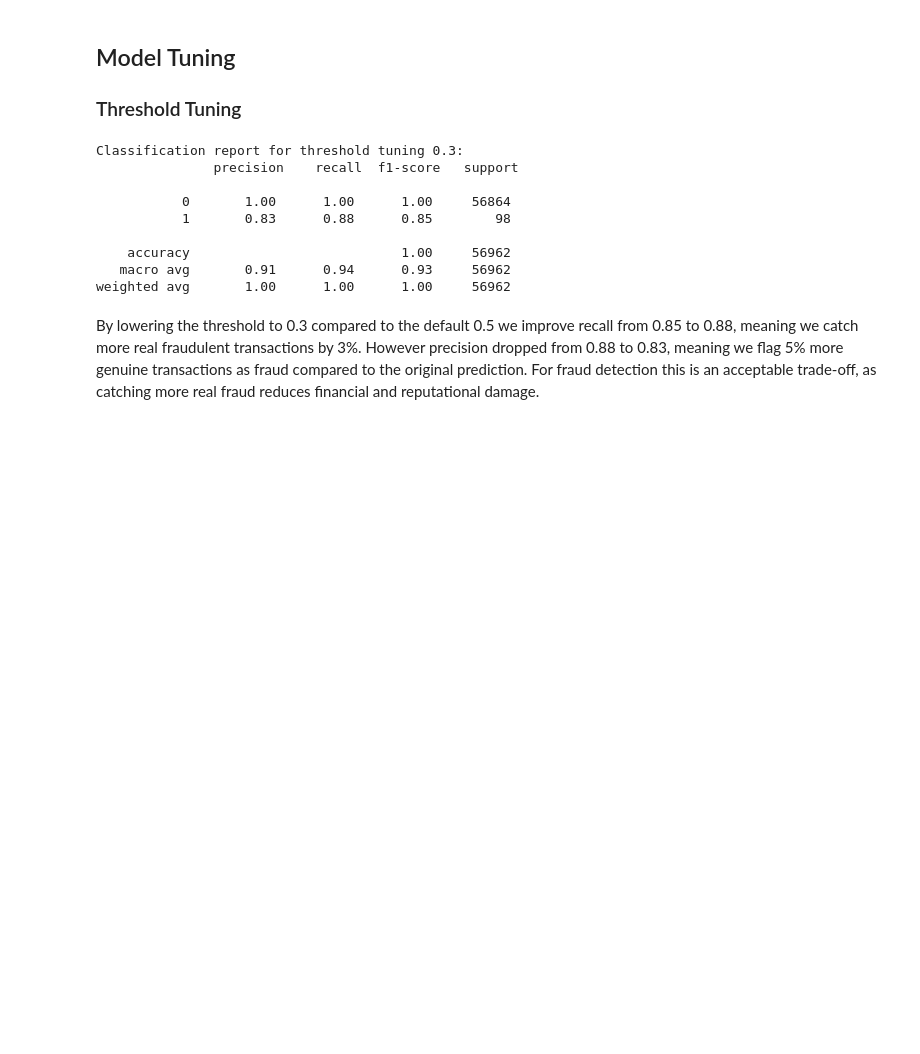
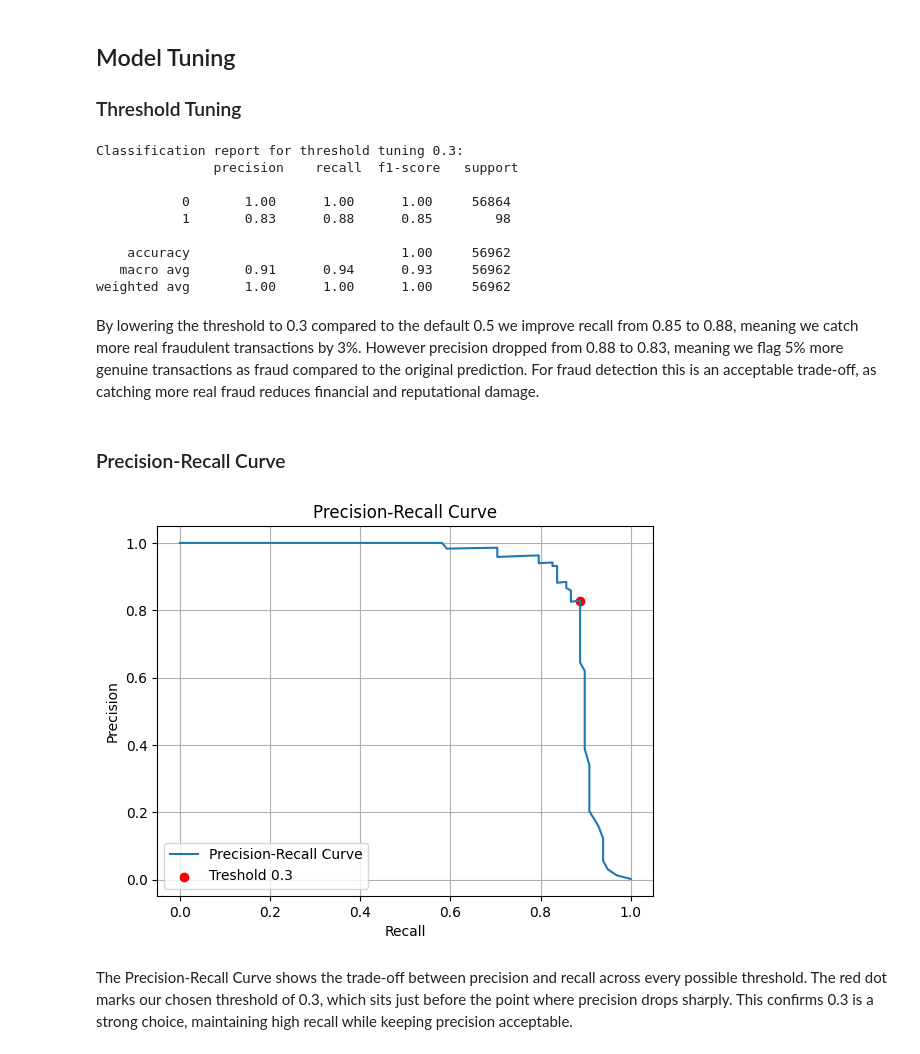
Before and after one commit to stefandobra/04_fraud_detection_ml, a Jupyter notebook: fraud_detection.ipynb, the cells around one changed output. Saved outputs shown, nothing was run; the diff lists cells and outputs as text; code cells hidden in the pictures; blank space fills up the shorter version.

Commit message:
Add precision-recall curve and threshold marker

```diff
--- a/fraud_detection.ipynb
+++ b/fraud_detection.ipynb
@@ -289,3 +284,25 @@ Classification report for threshold tuning 0.3:
 weighted avg       1.00      1.00      1.00     56962
 # %% [markdown]
 By lowering the threshold to 0.3 compared to the default 0.5 we improve recall from 0.85 to 0.88, meaning we catch more real fraudulent transactions by 3%. However precision dropped from 0.88 to 0.83, meaning we flag 5% more genuine transactions as fraud compared to the original prediction. For fraud detection this is an acceptable trade-off, as catching more real fraud reduces financial and reputational damage.
+# %% [markdown]
+### Precision-Recall Curve
+# %%
+precision, recall, thresholds = precision_recall_curve(y_test, y_scores)
+
+plt.figure()
+plt.plot(recall, precision, label = 'Precision-Recall Curve')
+plt.xlabel('Recall')
+plt.ylabel('Precision')
+plt.title('Precision-Recall Curve')
+plt.grid(True)
+
+
+tuned_threshold =np.argmin(np.abs(thresholds - 0.3))
+plt.scatter(recall[tuned_threshold], precision[tuned_threshold], label = f'Threshold 0.3', color = 'red')
+
+plt.legend()
+plt.show()
+# %% [output]
+[figure, added]
+# %% [markdown]
+The Precision-Recall Curve shows the trade-off between precision and recall across every possible threshold. The red dot marks our chosen threshold of 0.3, which sits just before the point where precision drops sharply. This confirms 0.3 is a strong choice, maintaining high recall while keeping precision acceptable.
```
Also changed, not shown: parts of 2 cells of this notebook.
